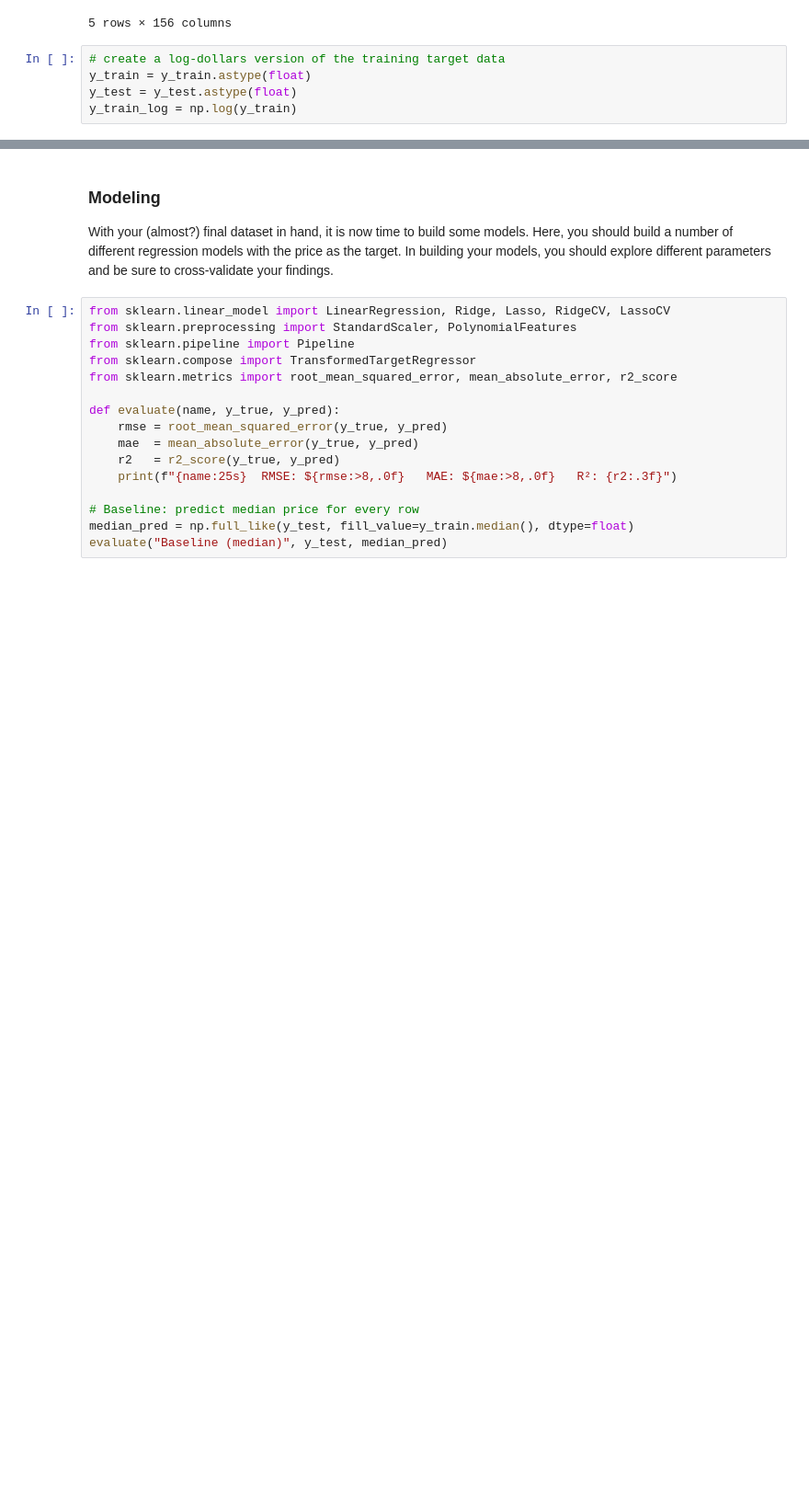
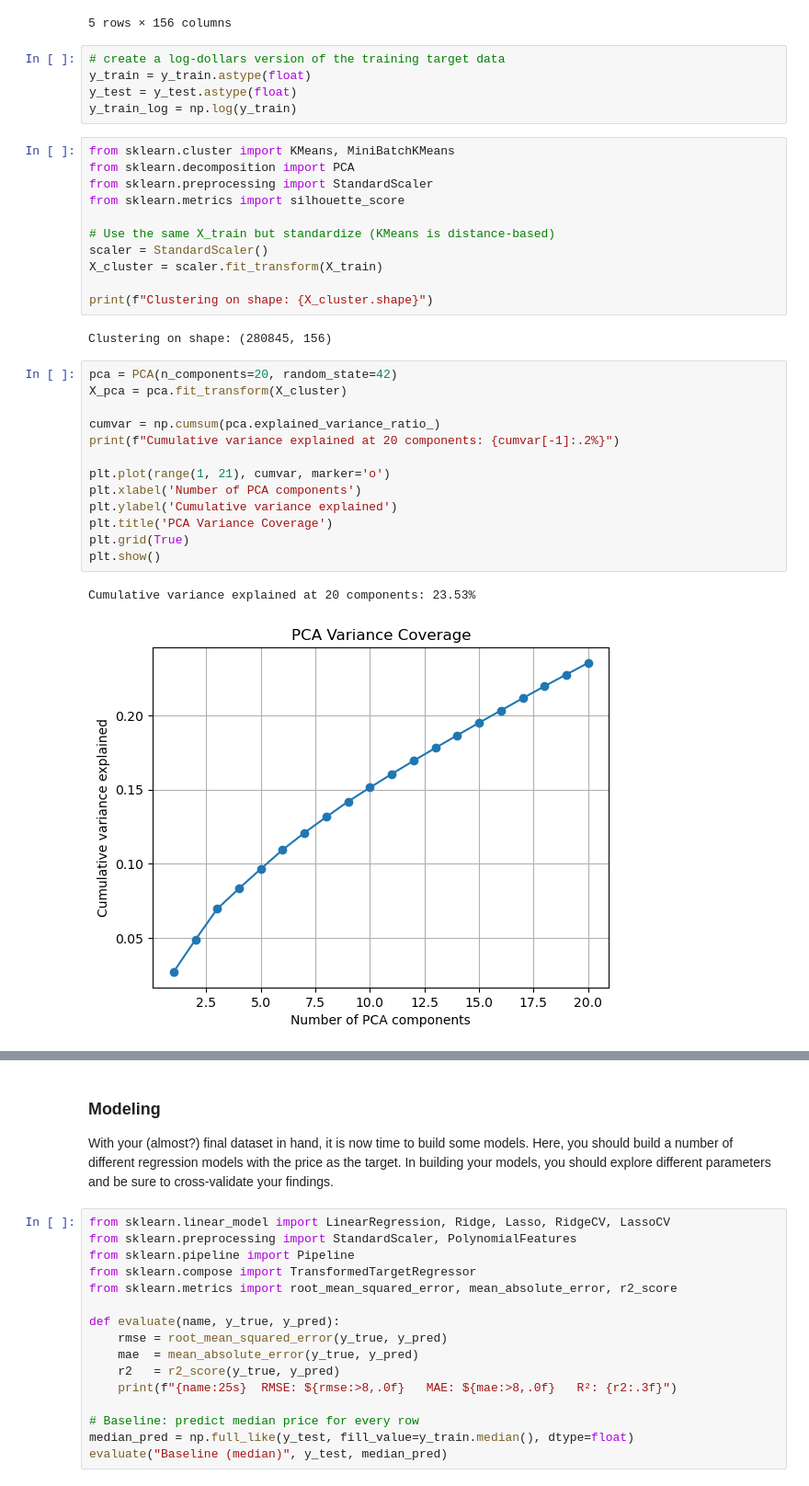
Before and after one commit to cnolan3/used_car_prices, a Jupyter notebook: prompt_II.ipynb, the cells around one changed output, grey strips where cells are left out. Shown at 92% size. Drawn from its saved outputs; the diff is of its cells as text; blank space fills up the shorter version.

```diff
--- a/prompt_II.ipynb
+++ b/prompt_II.ipynb
@@ -405,3 +405,32 @@ X_train.head()
 y_train = y_train.astype(float)
 y_test = y_test.astype(float)
 y_train_log = np.log(y_train)
+# %%
+from sklearn.cluster import KMeans, MiniBatchKMeans
+from sklearn.decomposition import PCA
+from sklearn.preprocessing import StandardScaler
+from sklearn.metrics import silhouette_score
+
+# Use the same X_train but standardize (KMeans is distance-based)
+scaler = StandardScaler()
+X_cluster = scaler.fit_transform(X_train)
+
+print(f"Clustering on shape: {X_cluster.shape}")
+# %% [output]
+Clustering on shape: (280845, 156)
+# %%
+pca = PCA(n_components=20, random_state=42)
+X_pca = pca.fit_transform(X_cluster)
+
+cumvar = np.cumsum(pca.explained_variance_ratio_)
+print(f"Cumulative variance explained at 20 components: {cumvar[-1]:.2%}")
+
+plt.plot(range(1, 21), cumvar, marker='o')
+plt.xlabel('Number of PCA components')
+plt.ylabel('Cumulative variance explained')
+plt.title('PCA Variance Coverage')
+plt.grid(True)
+plt.show()
+# %% [output]
+Cumulative variance explained at 20 components: 23.53%
+[figure, added]
```
Also changed, not shown: parts of 12 cells of this notebook, 3 other files.
